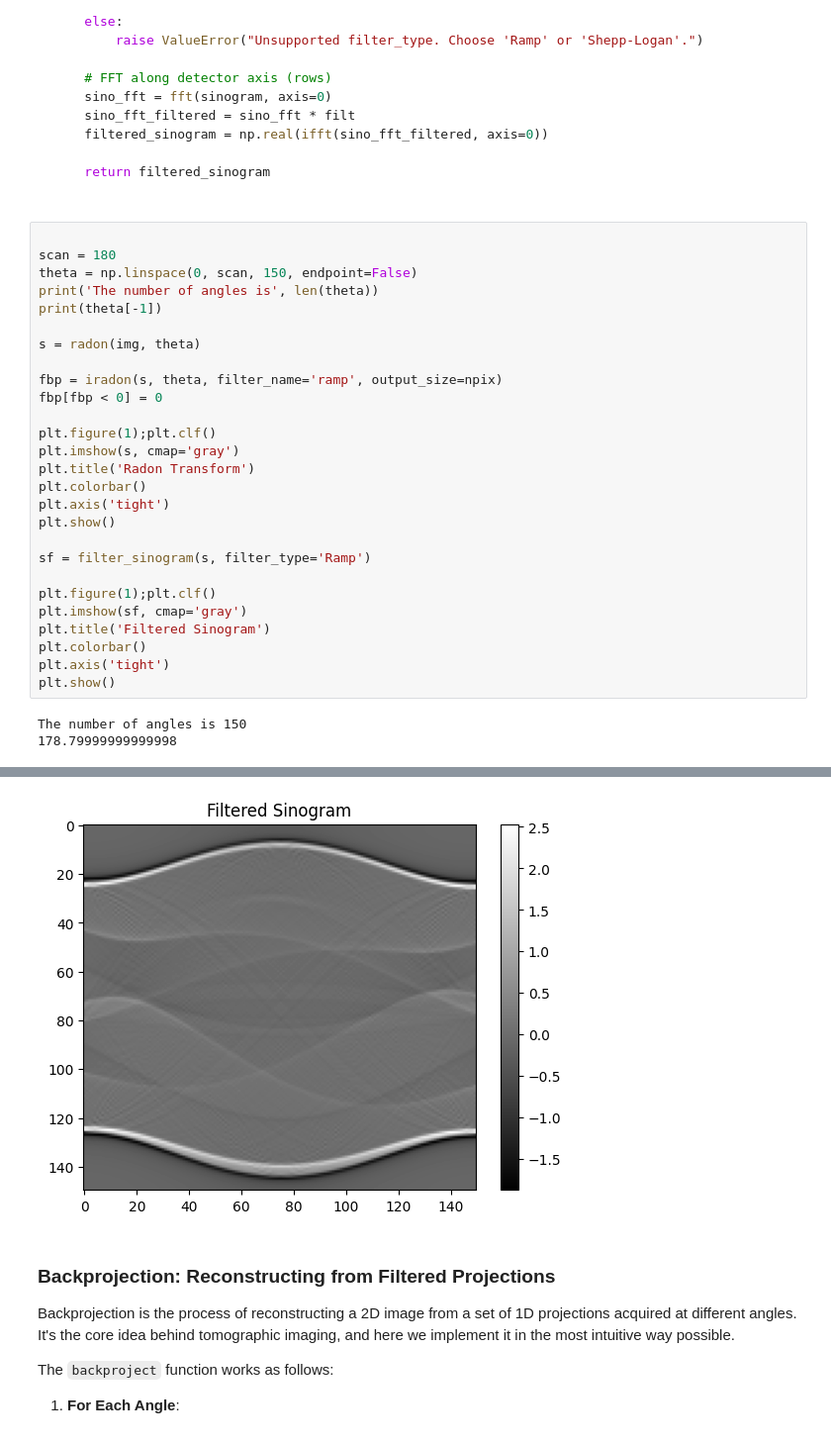
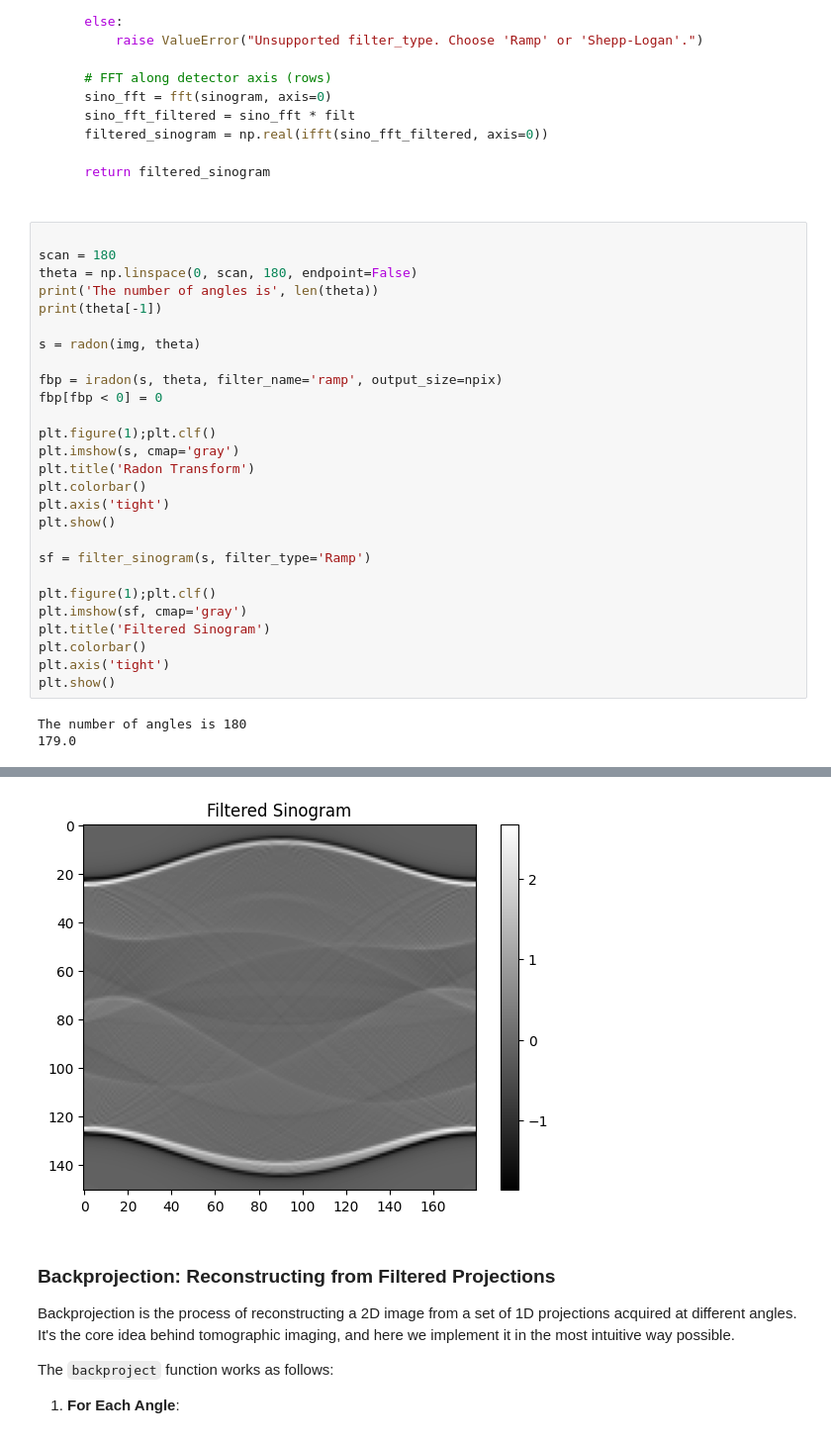
Before and after one commit to antonyvam/nDTomo, a Jupyter notebook: docs/source/notebooks/tutorial_ct_recon_demo.ipynb, the cells around one changed output, grey strips where cells are left out. Shown at 99% size. Cells and saved outputs as stored; diff of their text form.

```diff
--- a/docs/source/notebooks/tutorial_ct_recon_demo.ipynb
+++ b/docs/source/notebooks/tutorial_ct_recon_demo.ipynb
@@ -129,7 +129,7 @@ def filter_sinogram(sinogram, filter_type='Ramp'):
 # %%
 
 scan = 180
-theta = np.linspace(0, scan, 150, endpoint=False)
+theta = np.linspace(0, scan, 180, endpoint=False)
 print('The number of angles is', len(theta))
 print(theta[-1])
 
@@ -154,5 +154,5 @@ plt.colorbar()
 plt.axis('tight')
 plt.show()
 # %% [output]
-The number of angles is 150
-178.79999999999998
+The number of angles is 180
+179.0
@@ -160,4 +160,4 @@ The number of angles is 150
-[figure, old version]
+[figure, new version]
 # %% [markdown]
 ### Backprojection: Reconstructing from Filtered Projections
 
```
Also changed, not shown: parts of 7 cells of this notebook.
